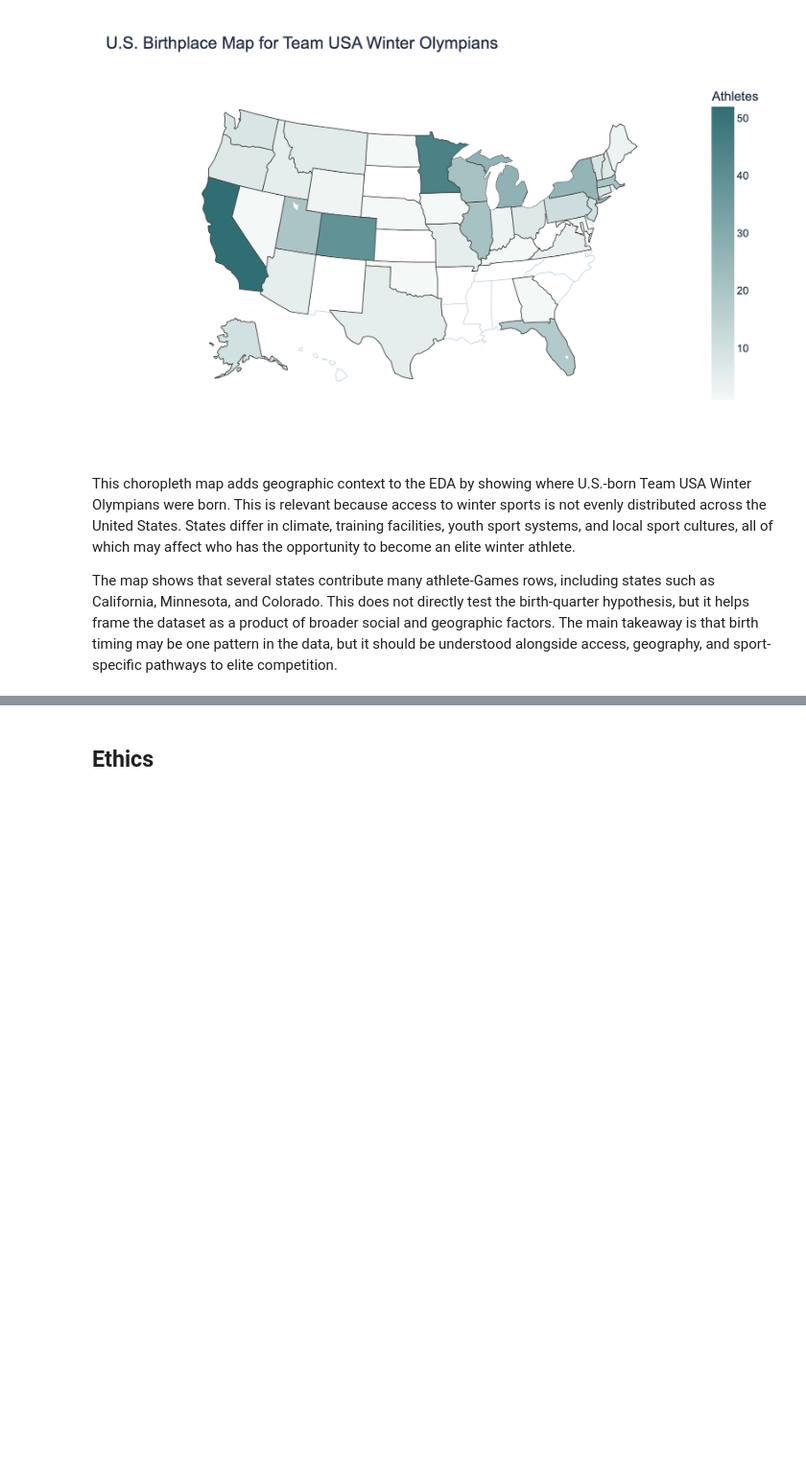
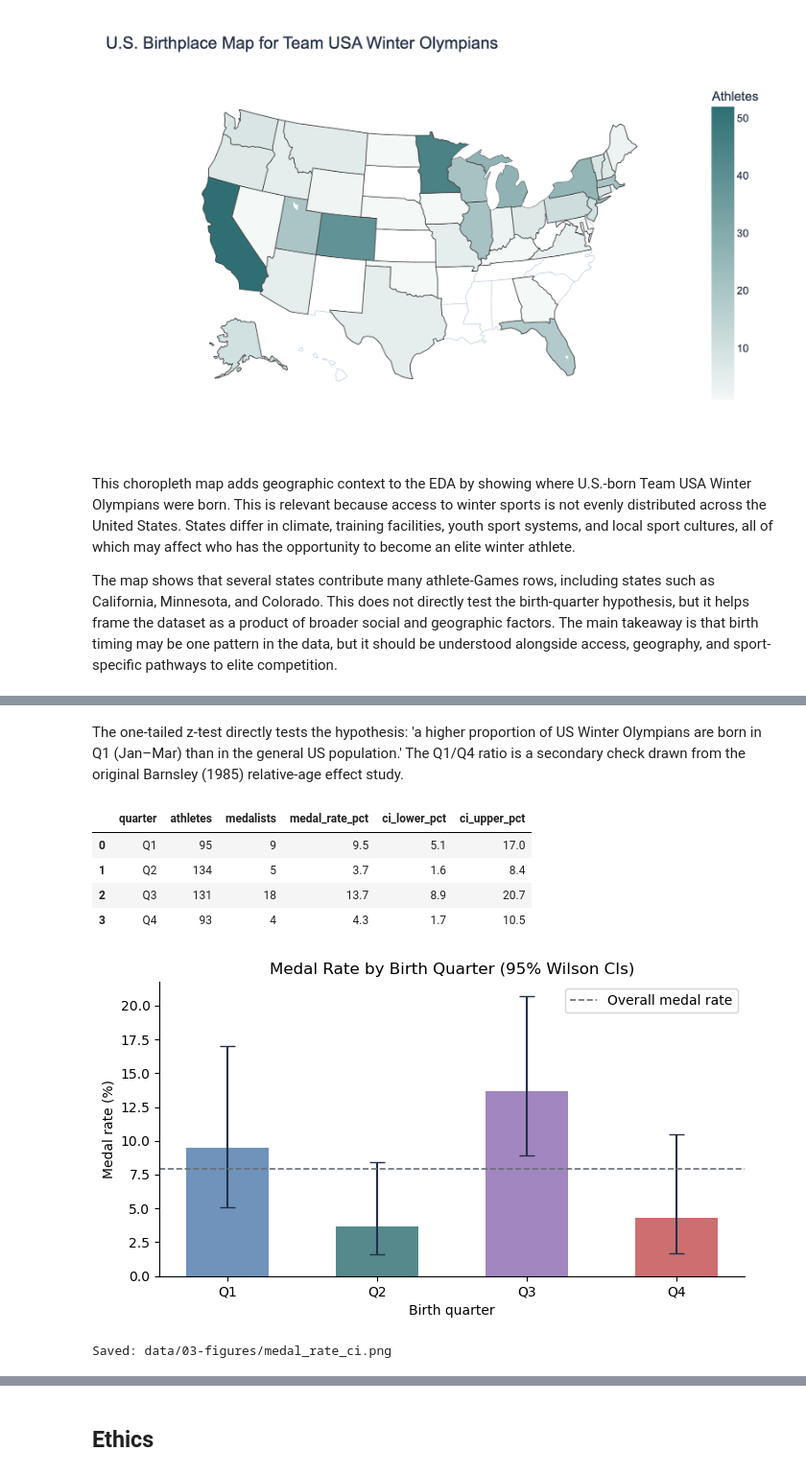
Before and after one commit to COGS108/Group-SP26-092, a Jupyter notebook: 02-EDACheckpoint.ipynb, the cells around one changed output, grey strips where cells are left out. Shown at 96% size. Drawn from its saved outputs; the diff is of its cells as text; code cells hidden in the pictures; blank space fills up the shorter version.

```diff
--- a/02-EDACheckpoint.ipynb
+++ b/02-EDACheckpoint.ipynb
@@ -1362,0 +1575,54 @@ The map shows that several states contribute many athlete-Games rows, including
+# %% [markdown]
+The one-tailed z-test directly tests the hypothesis: 'a higher proportion of US Winter Olympians are born in Q1 (Jan–Mar) than in the general US population.' The Q1/Q4 ratio is a secondary check drawn from the original Barnsley (1985) relative-age effect study.
+# %%
+# Medal rate by birth quarter with 95% Wilson confidence intervals
+medal_rows = []
+for q in [1, 2, 3, 4]:
+    sub = athletes[athletes["birth_quarter"] == q]
+    n = len(sub)
+    k = int(sub["any_medal"].sum())
+    rate = k / n if n > 0 else 0
+    if HAS_STATSMODELS:
+        lo, hi = proportion_confint(k, n, alpha=0.05, method="wilson")
+    else:
+        # approximate Wilson CI
+        z_ = 1.96
+        denom = 1 + z_**2/n
+        centre = (rate + z_**2/(2*n)) / denom
+        margin = (z_ * (rate*(1-rate)/n + z_**2/(4*n**2))**0.5) / denom
+        lo, hi = max(0, centre-margin), min(1, centre+margin)
+    medal_rows.append({
+        "quarter": f"Q{q}", "athletes": n, "medalists": k,
+        "medal_rate_pct": round(rate*100,1),
+        "ci_lower_pct":   round(lo*100,1),
+        "ci_upper_pct":   round(hi*100,1),
+    })
+medal_rate_df = pd.DataFrame(medal_rows)
+display(medal_rate_df)
+
+fig, ax = plt.subplots(figsize=(7, 4))
+x = range(4)
+pal = ["#4f7cac","#2f6f73","#8c6bb1","#c44e52"]
+ax.bar(x, medal_rate_df["medal_rate_pct"], color=pal, alpha=0.82, width=0.55)
+ax.errorbar(x, medal_rate_df["medal_rate_pct"],
+            yerr=[medal_rate_df["medal_rate_pct"]-medal_rate_df["ci_lower_pct"],
+                  medal_rate_df["ci_upper_pct"]-medal_rate_df["medal_rate_pct"]],
+            fmt="none", color="#233048", capsize=6, linewidth=1.5)
+ax.axhline(athletes["any_medal"].mean()*100, color="#687076",
+           linestyle="--", linewidth=1.2, label="Overall medal rate")
+ax.set_xticks(list(x)); ax.set_xticklabels(QUARTER_LABELS)
+ax.set_xlabel("Birth quarter"); ax.set_ylabel("Medal rate (%)")
+ax.set_title("Medal Rate by Birth Quarter (95% Wilson CIs)")
+ax.legend(); sns.despine(ax=ax)
+plt.tight_layout()
+plt.savefig("data/03-figures/medal_rate_ci.png", dpi=150, bbox_inches="tight")
+plt.show()
+print("Saved: data/03-figures/medal_rate_ci.png")
+# %% [output]
+|  | quarter | athletes | medalists | medal_rate_pct | ci_lower_pct | ci_upper_pct |
+| 0 | Q1 | 95 | 9 | 9.5 | 5.1 | 17.0 |
+| 1 | Q2 | 134 | 5 | 3.7 | 1.6 | 8.4 |
+| 2 | Q3 | 131 | 18 | 13.7 | 8.9 | 20.7 |
+| 3 | Q4 | 93 | 4 | 4.3 | 1.7 | 10.5 |
+[figure, added]
+Saved: data/03-figures/medal_rate_ci.png
```
Also changed, not shown: parts of 22 cells of this notebook, 5 other files.
